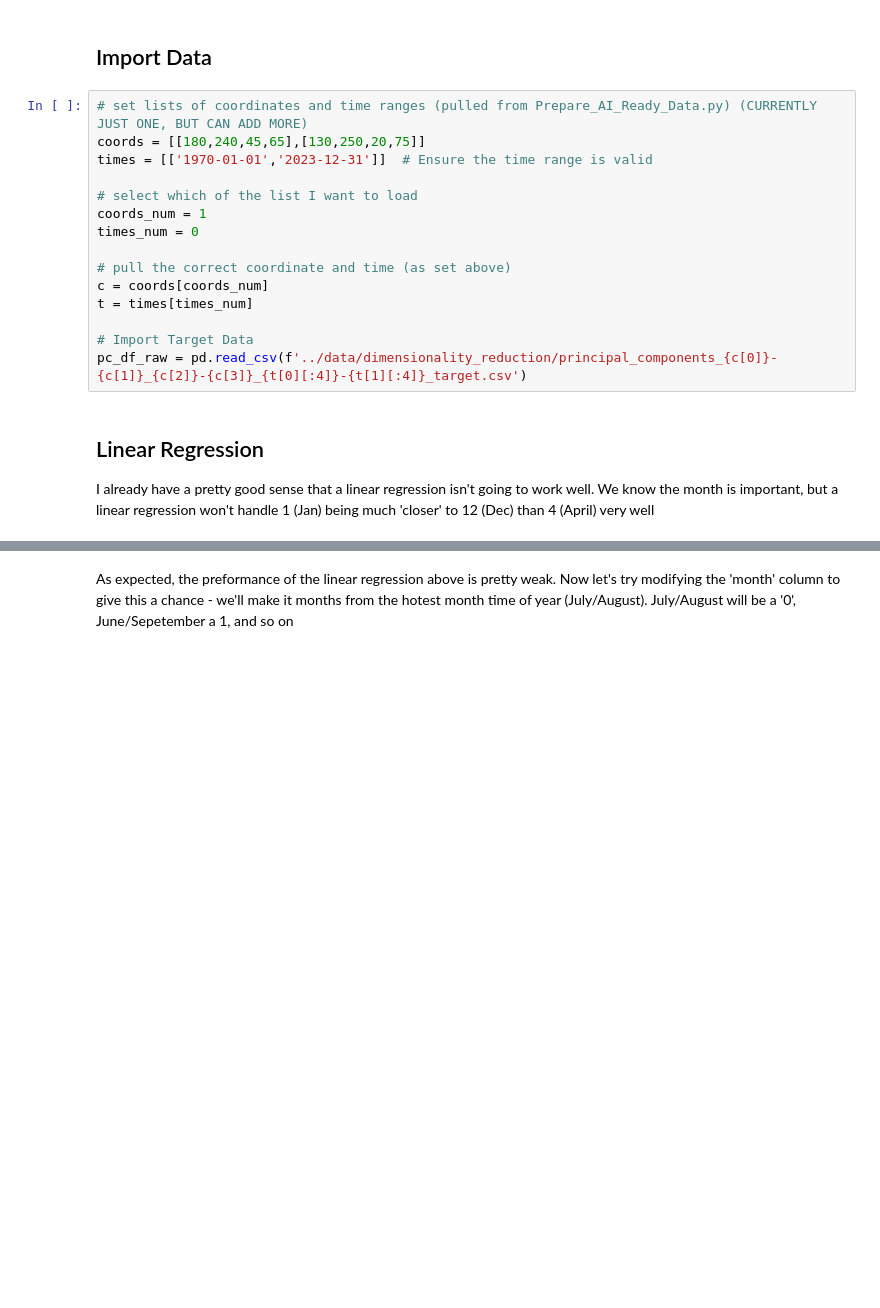
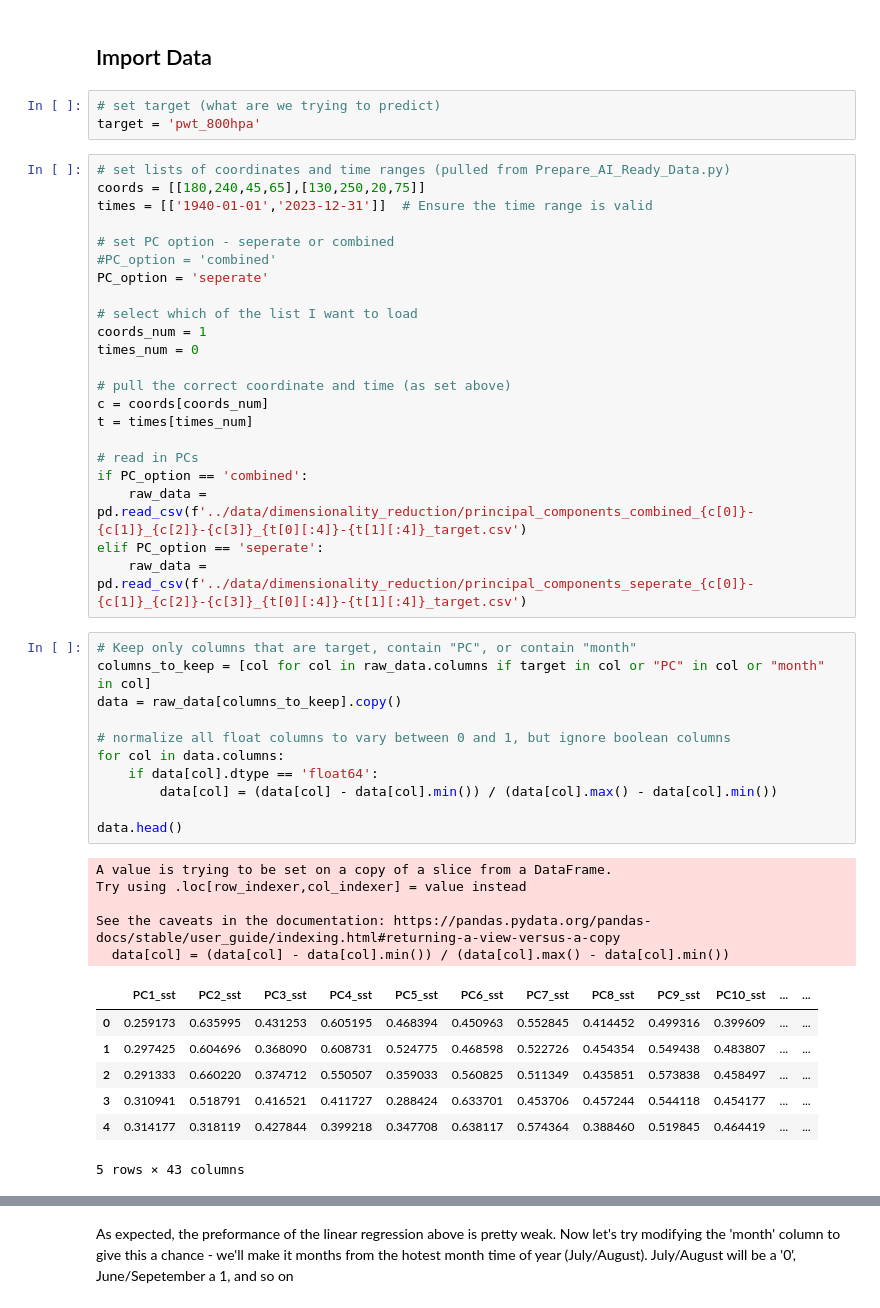
Before and after one commit to liamkirkpatrick/ess469_final, a Jupyter notebook: notebooks-part2/Model_Training_Assesment.ipynb, the cells around one changed output, grey strips where cells are left out. Cells and saved outputs as stored; diff of their text form; blank space fills up the shorter version.

```diff
--- a/notebooks-part2/Model_Training_Assesment.ipynb
+++ b/notebooks-part2/Model_Training_Assesment.ipynb
@@ -21,10 +24,17 @@ import matplotlib.pyplot as plt
 import seaborn as sns
 # %% [markdown]
 ## Import Data
+# %%
+# set target (what are we trying to predict)
+target = 'pwt_800hpa'
 # %%
-# set lists of coordinates and time ranges (pulled from Prepare_AI_Ready_Data.py) (CURRENTLY JUST ONE, BUT CAN ADD MORE)
+# set lists of coordinates and time ranges (pulled from Prepare_AI_Ready_Data.py)
 coords = [[180,240,45,65],[130,250,20,75]]
-times = [['1970-01-01','2023-12-31']]  # Ensure the time range is valid
+times = [['1940-01-01','2023-12-31']]  # Ensure the time range is valid
+
+# set PC option - seperate or combined
+#PC_option = 'combined'
+PC_option = 'seperate'
 
 # select which of the list I want to load
 coords_num = 1
@@ -34,9 +44,32 @@ times_num = 0
 c = coords[coords_num]
 t = times[times_num]
 
-# Import Target Data
-pc_df_raw = pd.read_csv(f'../data/dimensionality_reduction/principal_components_{c[0]}-{c[1]}_{c[2]}-{c[3]}_{t[0][:4]}-{t[1][:4]}_target.csv')
+# read in PCs
+if PC_option == 'combined':
+    raw_data = pd.read_csv(f'../data/dimensionality_reduction/principal_components_combined_{c[0]}-{c[1]}_{c[2]}-{c[3]}_{t[0][:4]}-{t[1][:4]}_target.csv')
+elif PC_option == 'seperate':
+    raw_data = pd.read_csv(f'../data/dimensionality_reduction/principal_components_seperate_{c[0]}-{c[1]}_{c[2]}-{c[3]}_{t[0][:4]}-{t[1][:4]}_target.csv')
-# %% [markdown]
-## Linear Regression
-
-I already have a pretty good sense that a linear regression isn't going to work well. We know the month is important, but a linear regression won't handle 1 (Jan) being much 'closer' to 12 (Dec) than 4 (April) very well
+# %%
+# Keep only columns that are target, contain "PC", or contain "month"
+columns_to_keep = [col for col in raw_data.columns if target in col or "PC" in col or "month" in col]
+data = raw_data[columns_to_keep].copy()
+
+# normalize all float columns to vary between 0 and 1, but ignore boolean columns
+for col in data.columns:
+    if data[col].dtype == 'float64':
+        data[col] = (data[col] - data[col].min()) / (data[col].max() - data[col].min())
+
+data.head()
+# %% [output]
+A value is trying to be set on a copy of a slice from a DataFrame.
+Try using .loc[row_indexer,col_indexer] = value instead
+
+See the caveats in the documentation: https://pandas.pydata.org/pandas-docs/stable/user_guide/indexing.html#returning-a-view-versus-a-copy
+  data[col] = (data[col] - data[col].min()) / (data[col].max() - data[col].min())
+|  | PC1_sst | PC2_sst | PC3_sst | PC4_sst | PC5_sst | PC6_sst | PC7_sst | PC8_sst | PC9_sst | PC10_sst | ... | ... |
+| 0 | 0.259173 | 0.635995 | 0.431253 | 0.605195 | 0.468394 | 0.450963 | 0.552845 | 0.414452 | 0.499316 | 0.399609 | ... | ... |
+| 1 | 0.297425 | 0.604696 | 0.368090 | 0.608731 | 0.524775 | 0.468598 | 0.522726 | 0.454354 | 0.549438 | 0.483807 | ... | ... |
+| 2 | 0.291333 | 0.660220 | 0.374712 | 0.550507 | 0.359033 | 0.560825 | 0.511349 | 0.435851 | 0.573838 | 0.458497 | ... | ... |
+| 3 | 0.310941 | 0.518791 | 0.416521 | 0.411727 | 0.288424 | 0.633701 | 0.453706 | 0.457244 | 0.544118 | 0.454177 | ... | ... |
+| 4 | 0.314177 | 0.318119 | 0.427844 | 0.399218 | 0.347708 | 0.638117 | 0.574364 | 0.388460 | 0.519845 | 0.464419 | ... | ... |
+5 rows × 43 columns
```
Also changed, not shown: parts of 39 cells of this notebook, 1 other file.
